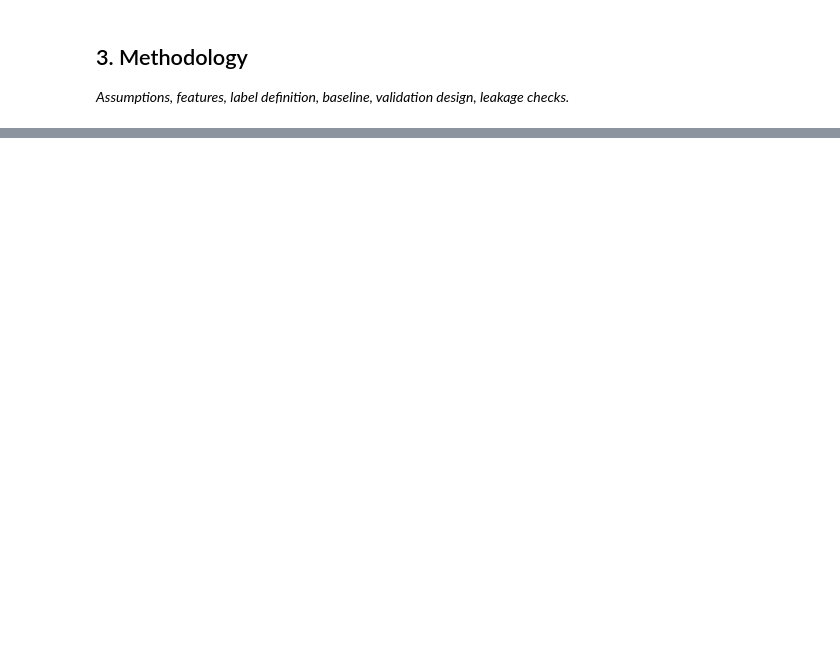
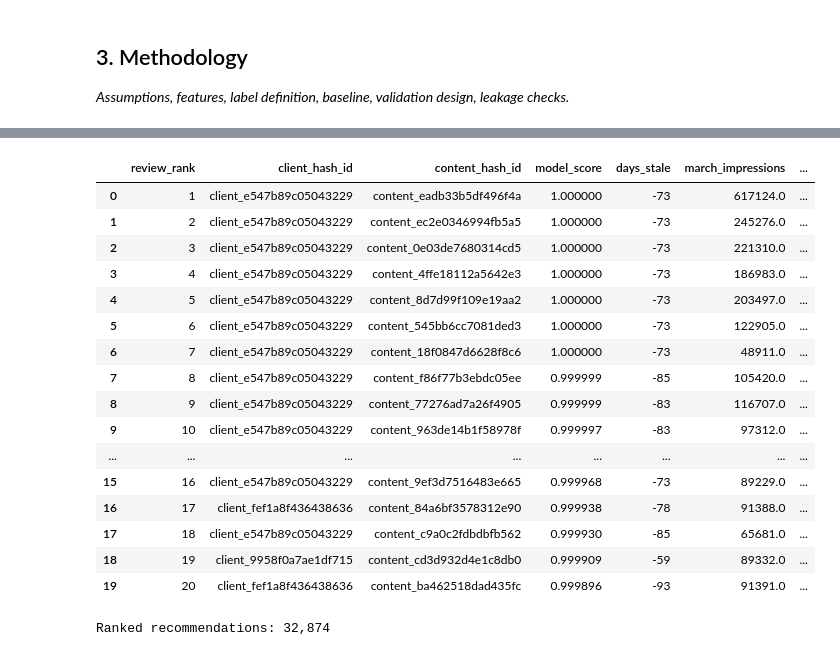
Before and after one commit to nandhanamj/flyrank_ml, a Jupyter notebook: work/notebooks/capstone.ipynb, the cells around one changed output, grey strips where cells are left out. Cells and saved outputs as stored; diff of their text form; code cells hidden in the pictures; blank space fills up the shorter version.

```diff
--- a/work/notebooks/capstone.ipynb
+++ b/work/notebooks/capstone.ipynb
@@ -36,0 +137,19 @@ This skeleton is yours to fill. Work the sections **in order** — each one has
+# %%
+FEATURES = [
+    "days_stale",
+    "march_impressions",
+    "march_clicks",
+    "march_avg_position",
+    "march_pageviews",
+    "march_engaged_sessions",
+    "search_volume",
+    "word_count",
+    "backlinks",
+]
+
+TARGET = "is_declining_future"
+GROUP = "client_hash_id"
+
+print("Number of features:", len(FEATURES))
+print("Target:", TARGET)
+print("Grouping variable:", GROUP)
@@ -36,0 +525,58 @@ This skeleton is yours to fill. Work the sections **in order** — each one has
+# %%
+# Build the ranked recommendation queue from the model scores.
+# Only information available at the March 31 decision point is shown.
+# The future label is kept separately for evaluation and is not used
+# to create the ranking.
+
+recommendations = (
+    test_results[
+        [
+            "client_hash_id",
+            "content_hash_id",
+            "model_score",
+            "days_stale",
+            "march_impressions",
+            "march_clicks",
+            "march_avg_position",
+            "search_volume",
+            "word_count",
+            "backlinks",
+        ]
+    ]
+    .sort_values(
+        ["model_score", "content_hash_id"],
+        ascending=[False, True]
+    )
+    .reset_index(drop=True)
+)
+
+# Add the human-readable review rank.
+recommendations.insert(
+    0,
+    "review_rank",
+    np.arange(1, len(recommendations) + 1)
+)
+
+# Show the first 20 recommendations.
+display(recommendations.head(20))
+
+print(f"Ranked recommendations: {len(recommendations):,}")
+# %% [output]
+|  | review_rank | client_hash_id | content_hash_id | model_score | days_stale | march_impressions | ... |
+| 0 | 1 | client_e547b89c05043229 | content_eadb33b5df496f4a | 1.000000 | -73 | 617124.0 | ... |
+| 1 | 2 | client_e547b89c05043229 | content_ec2e0346994fb5a5 | 1.000000 | -73 | 245276.0 | ... |
+| 2 | 3 | client_e547b89c05043229 | content_0e03de7680314cd5 | 1.000000 | -73 | 221310.0 | ... |
+| 3 | 4 | client_e547b89c05043229 | content_4ffe18112a5642e3 | 1.000000 | -73 | 186983.0 | ... |
+| 4 | 5 | client_e547b89c05043229 | content_8d7d99f109e19aa2 | 1.000000 | -73 | 203497.0 | ... |
+| 5 | 6 | client_e547b89c05043229 | content_545bb6cc7081ded3 | 1.000000 | -73 | 122905.0 | ... |
+| 6 | 7 | client_e547b89c05043229 | content_18f0847d6628f8c6 | 1.000000 | -73 | 48911.0 | ... |
+| 7 | 8 | client_e547b89c05043229 | content_f86f77b3ebdc05ee | 0.999999 | -85 | 105420.0 | ... |
+| 8 | 9 | client_e547b89c05043229 | content_77276ad7a26f4905 | 0.999999 | -83 | 116707.0 | ... |
+| 9 | 10 | client_e547b89c05043229 | content_963de14b1f58978f | 0.999997 | -83 | 97312.0 | ... |
+| ... | ... | ... | ... | ... | ... | ... | ... |
+| 15 | 16 | client_e547b89c05043229 | content_9ef3d7516483e665 | 0.999968 | -73 | 89229.0 | ... |
+| 16 | 17 | client_fef1a8f436438636 | content_84a6bf3578312e90 | 0.999938 | -78 | 91388.0 | ... |
+| 17 | 18 | client_e547b89c05043229 | content_c9a0c2fdbdbfb562 | 0.999930 | -85 | 65681.0 | ... |
+| 18 | 19 | client_9958f0a7ae1df715 | content_cd3d932d4e1c8db0 | 0.999909 | -59 | 89332.0 | ... |
+| 19 | 20 | client_fef1a8f436438636 | content_ba462518dad435fc | 0.999896 | -93 | 91391.0 | ... |
+Ranked recommendations: 32,874
```
Also changed, not shown: parts of 41 cells of this notebook.
